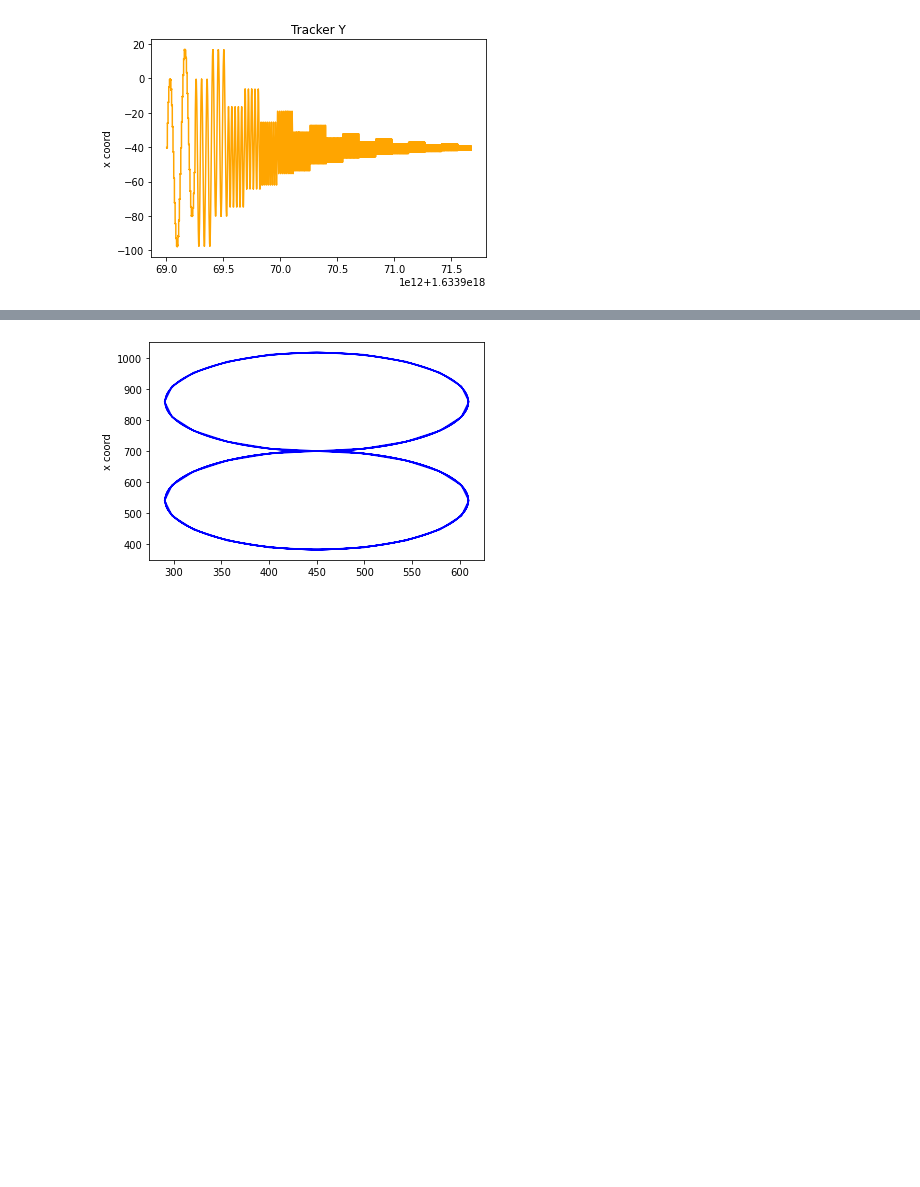
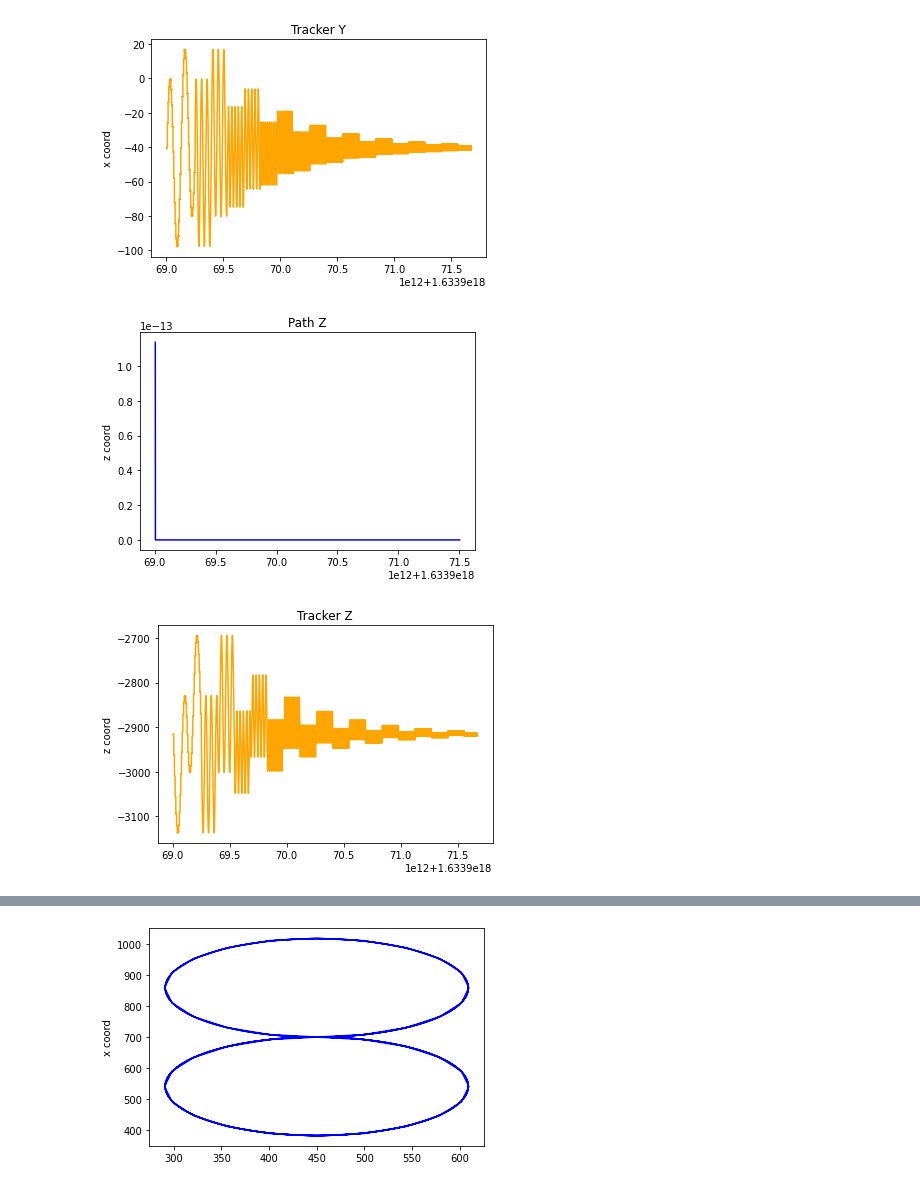
Before and after one commit to adamggibbs/path_analysis_soln, a Jupyter notebook: analysis.ipynb, the cells around one changed output, grey strips where cells are left out. Drawn from its saved outputs; the diff is of its cells as text; code cells hidden in the pictures; blank space fills up the shorter version.

```diff
--- a/analysis.ipynb
+++ b/analysis.ipynb
@@ -101,3 +111,16 @@ plt.show()
 # %% [output]
 [figure]
 [figure]
+# %%
+plt.plot(path["t_pth"][:num_points], path["z_pth"][:num_points], c='blue')
+plt.ylabel('z coord')
+plt.title("Path Z")
+plt.show()
+
+plt.plot(tracker["t_trk"][:num_points*4], tracker["z_trk"][:num_points*4], c='orange')
+plt.ylabel('z coord')
+plt.title("Tracker Z")
+plt.show()
+# %% [output]
+[figure, added]
+[figure, added]
```
Also changed, not shown: parts of 3 cells of this notebook, 1 other file.
